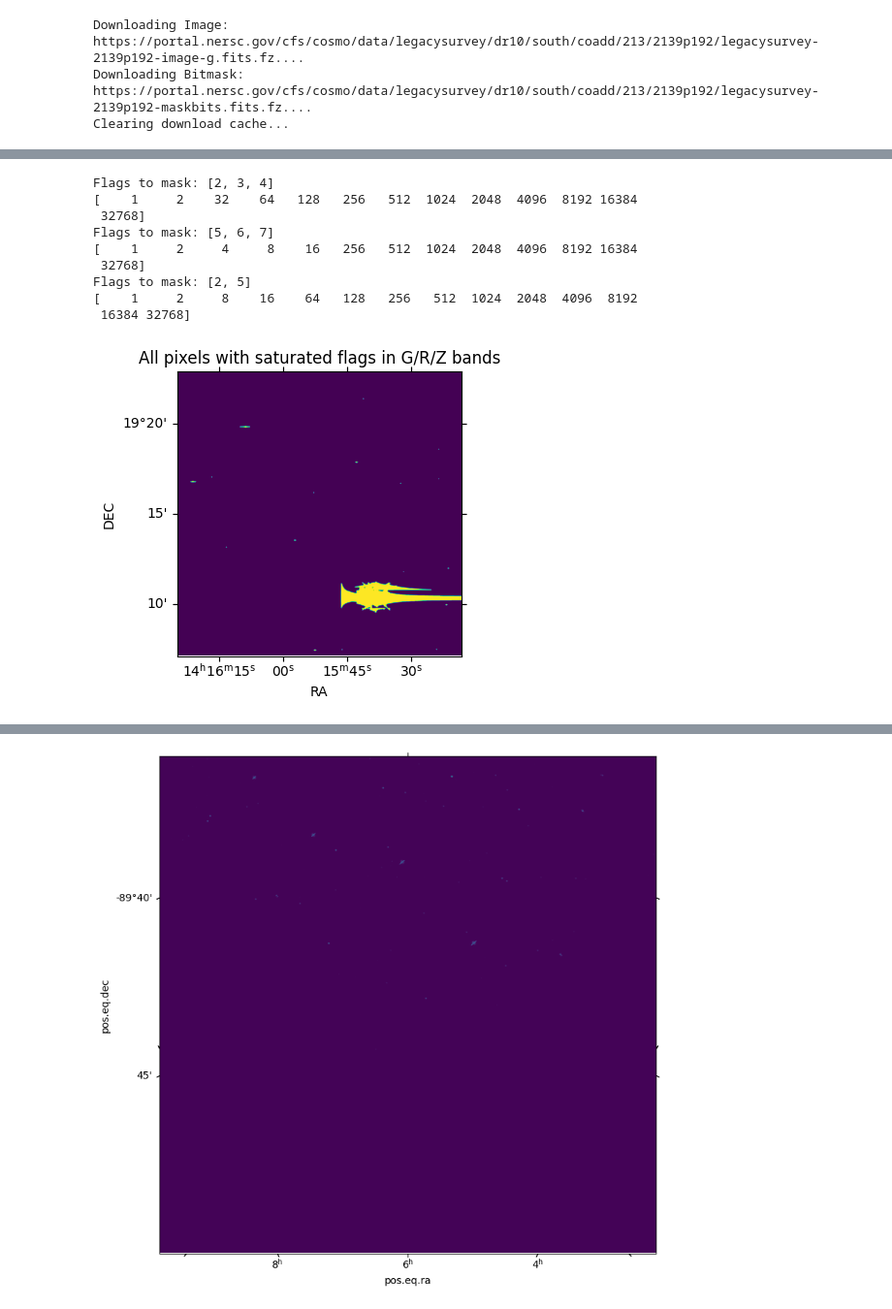
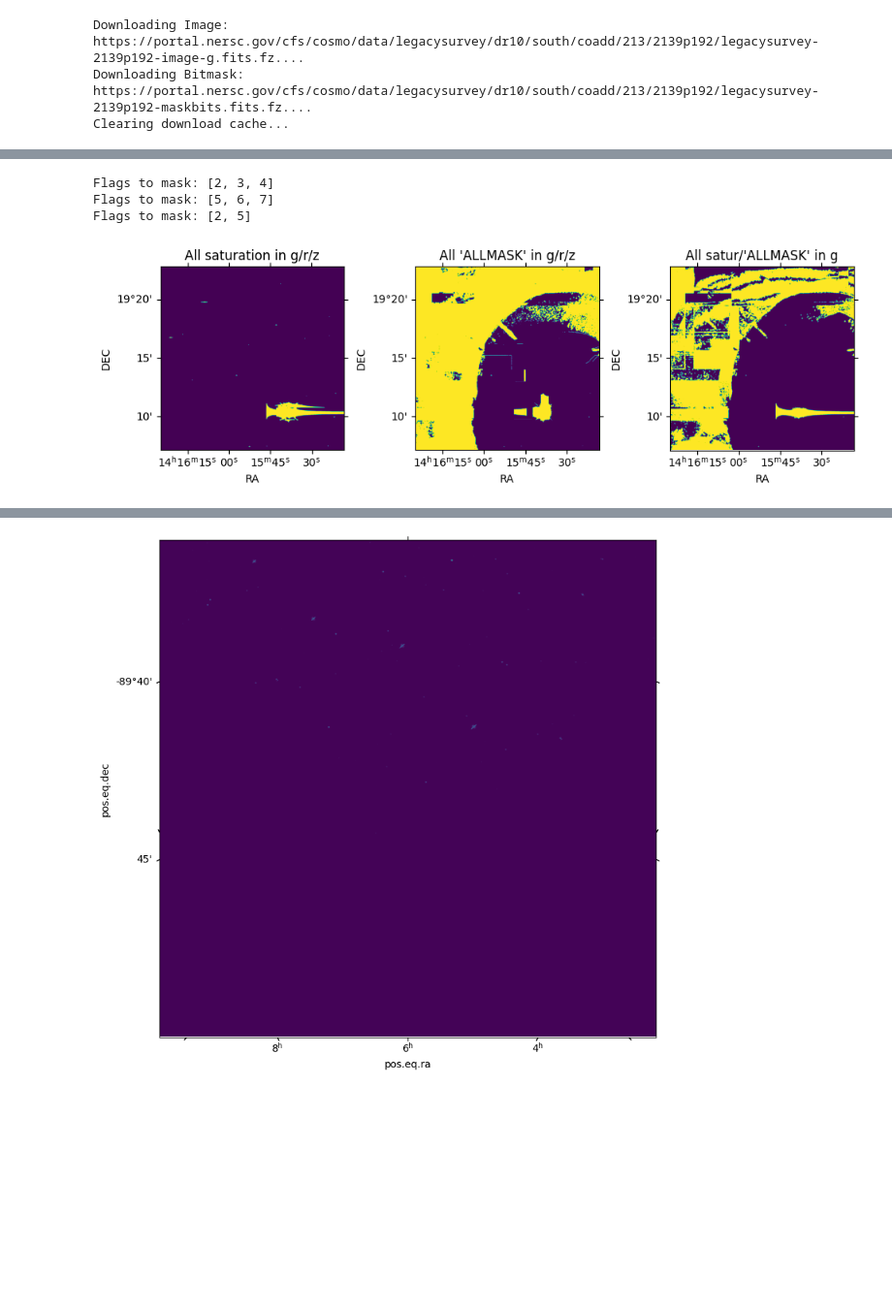
Before and after one commit to cyb0rb/WiFeS_Catalog, a Jupyter notebook: query_images.ipynb, the cells around one changed output, grey strips where cells are left out. Shown at 97% size. Saved outputs shown, nothing was run; the diff lists cells and outputs as text; code cells hidden in the pictures; blank space fills up the shorter version.

```diff
--- a/query_images.ipynb
+++ b/query_images.ipynb
@@ -353,33 +353,37 @@ def find_bad_pixels(bitmask_array, flags):
     bad_pix = bitmask.bitfield_to_boolean_mask(bitmask_array, ignore_flags=ok_flags)
     return bad_pix
 
+# masks pixels with saturation in g, r, z bands
 bad_pix_saturation = find_bad_pixels(arc_bit_data, [2,3,4])
+
+# masks pixels with any ALL_MASK_X bit in g, r, z bands
 bad_pix_allmasks = find_bad_pixels(arc_bit_data, [5,6,7])
-bad_pix = find_bad_pixels(arc_bit_data, [2, 5])
+
+# masks pixels with g band saturation or ALL_MASK bits
+bad_pix_gband = find_bad_pixels(arc_bit_data, [2, 5])
 # %% [output]
 Flags to mask: [2, 3, 4]
-[    1     2    32    64   128   256   512  1024  2048  4096  8192 16384
- 32768]
 Flags to mask: [5, 6, 7]
-[    1     2     4     8    16   256   512  1024  2048  4096  8192 16384
- 32768]
 Flags to mask: [2, 5]
-[    1     2     8    16    64   128   256   512  1024  2048  4096  8192
- 16384 32768]
 # %%
 wcs = WCS(arc_head)
 
-fig = plt.figure(figsize=(4,4))
-ax = plt.subplot(111, projection=wcs)
+fig = plt.figure(figsize=(10, 10))
+ax = plt.subplot(131, projection=wcs)
+ax2 = plt.subplot(132, projection=wcs)
+ax3 = plt.subplot(133, projection=wcs)
 lon = ax.coords['ra']
 lat = ax.coords['dec']
-# ax.imshow(arc_data, norm='linear')
 ax.imshow(bad_pix_saturation)
-ax.set(title="All pixels with saturated flags in G/R/Z bands", xlabel="RA", ylabel="DEC")
+ax.set(title="All saturation in g/r/z", xlabel="RA", ylabel="DEC")
+ax2.imshow(bad_pix_allmasks)
+ax2.set(title="All 'ALLMASK' in g/r/z", xlabel="RA", ylabel="DEC")
+ax3.imshow(bad_pix_gband)
+ax3.set(title="All satur/'ALLMASK' in g", xlabel="RA", ylabel="DEC")
 
 plt.tight_layout()
 # %% [output]
-[figure, old version]
+[figure, new version]
 # %%
 def iterate_bricks(brick_df):
     """Iterate through a dataframe of brick names and generate the images from them
```
